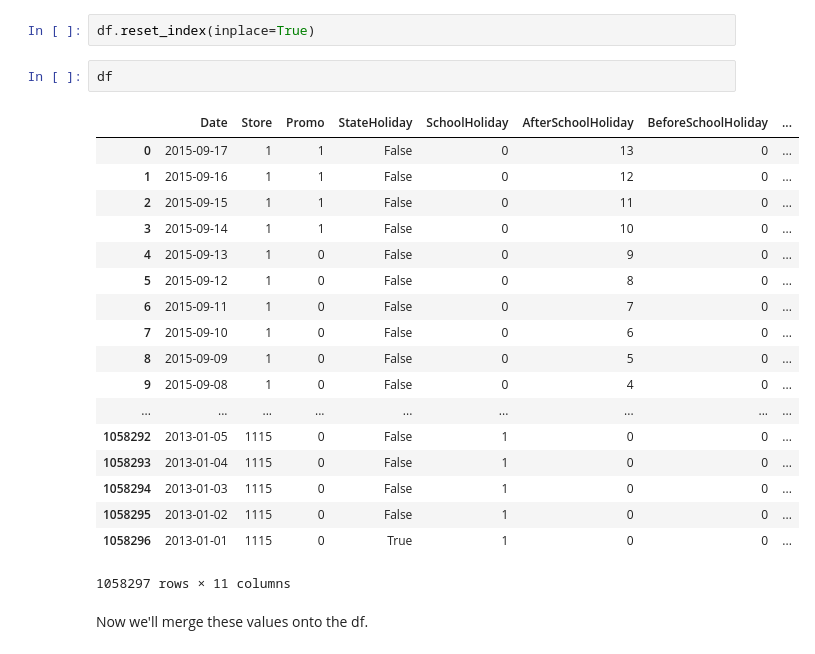
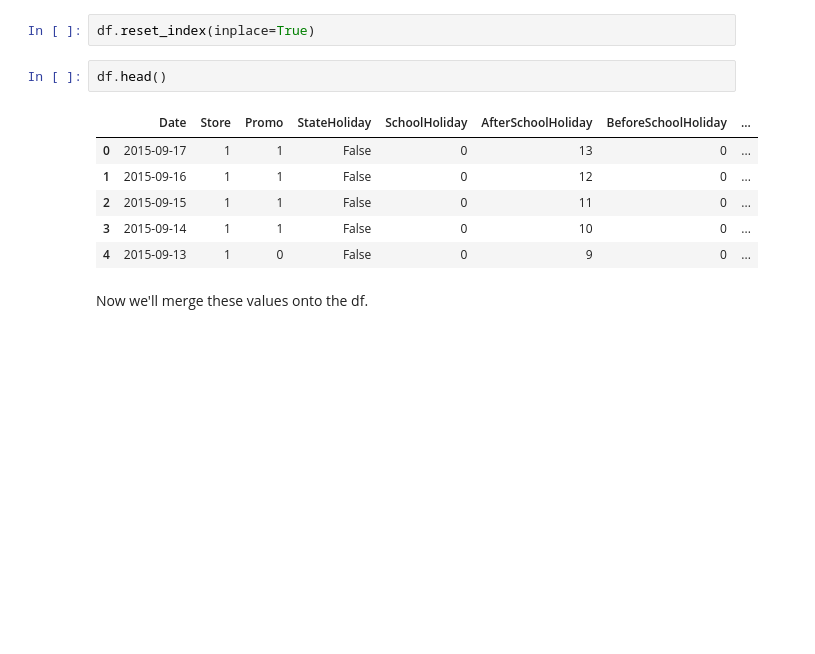
Before and after one commit to tomilsinszki/machine_learning, a Jupyter notebook: rossman_competition.ipynb, the cells around one changed output. Drawn from its saved outputs; the diff is of its cells as text; blank space fills up the shorter version.

```diff
--- a/rossman_competition.ipynb
+++ b/rossman_competition.ipynb
@@ -828,26 +599,14 @@ df
 # %%
 df.reset_index(inplace=True)
 # %%
-df
+df.head()
 # %% [output]
 |  | Date | Store | Promo | StateHoliday | SchoolHoliday | AfterSchoolHoliday | BeforeSchoolHoliday | ... |
 | 0 | 2015-09-17 | 1 | 1 | False | 0 | 13 | 0 | ... |
 | 1 | 2015-09-16 | 1 | 1 | False | 0 | 12 | 0 | ... |
 | 2 | 2015-09-15 | 1 | 1 | False | 0 | 11 | 0 | ... |
 | 3 | 2015-09-14 | 1 | 1 | False | 0 | 10 | 0 | ... |
 | 4 | 2015-09-13 | 1 | 0 | False | 0 | 9 | 0 | ... |
-| 5 | 2015-09-12 | 1 | 0 | False | 0 | 8 | 0 | ... |
-| 6 | 2015-09-11 | 1 | 0 | False | 0 | 7 | 0 | ... |
-| 7 | 2015-09-10 | 1 | 0 | False | 0 | 6 | 0 | ... |
-| 8 | 2015-09-09 | 1 | 0 | False | 0 | 5 | 0 | ... |
-| 9 | 2015-09-08 | 1 | 0 | False | 0 | 4 | 0 | ... |
-| ... | ... | ... | ... | ... | ... | ... | ... | ... |
-| 1058292 | 2013-01-05 | 1115 | 0 | False | 1 | 0 | 0 | ... |
-| 1058293 | 2013-01-04 | 1115 | 0 | False | 1 | 0 | 0 | ... |
-| 1058294 | 2013-01-03 | 1115 | 0 | False | 1 | 0 | 0 | ... |
-| 1058295 | 2013-01-02 | 1115 | 0 | False | 1 | 0 | 0 | ... |
-| 1058296 | 2013-01-01 | 1115 | 0 | True | 1 | 0 | 0 | ... |
-1058297 rows × 11 columns
 # %% [markdown]
 Now we'll merge these values onto the df.
 # %%
```
Also changed, not shown: parts of 39 cells of this notebook.
